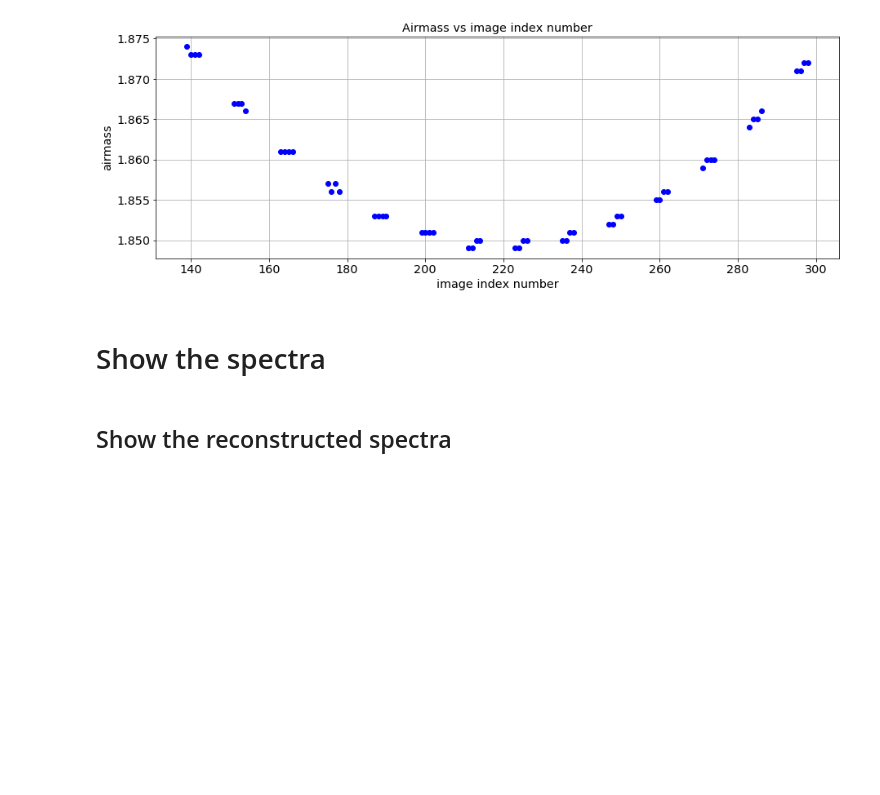
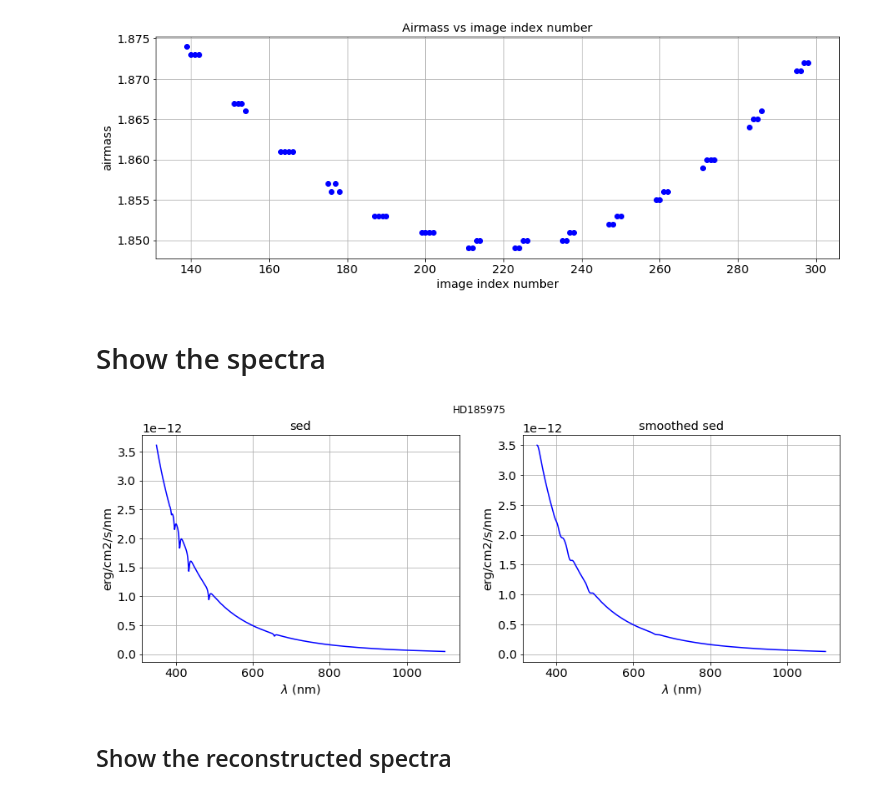
Before and after one commit to sylvielsstfr/SpectractorAnaAtm, a Jupyter notebook: ana_10jun17/HD185975/GetDisperserAttenuation_smooth.ipynb, the cells around one changed output. Saved outputs shown, nothing was run; the diff lists cells and outputs as text; code cells hidden in the pictures; blank space fills up the shorter version.

```diff
--- a/ana_10jun17/HD185975/GetDisperserAttenuation_smooth.ipynb
+++ b/ana_10jun17/HD185975/GetDisperserAttenuation_smooth.ipynb
@@ -567,6 +562,10 @@ plt.grid()
 [figure]
 # %% [markdown]
 # Show the spectra
+# %%
+PlotSED(list_of_objects_str)
+# %% [output]
+[figure, added]
 # %% [markdown]
 ## Show the reconstructed spectra
 # %%
```
Also changed, not shown: parts of 23 cells of this notebook, 1 other file.
